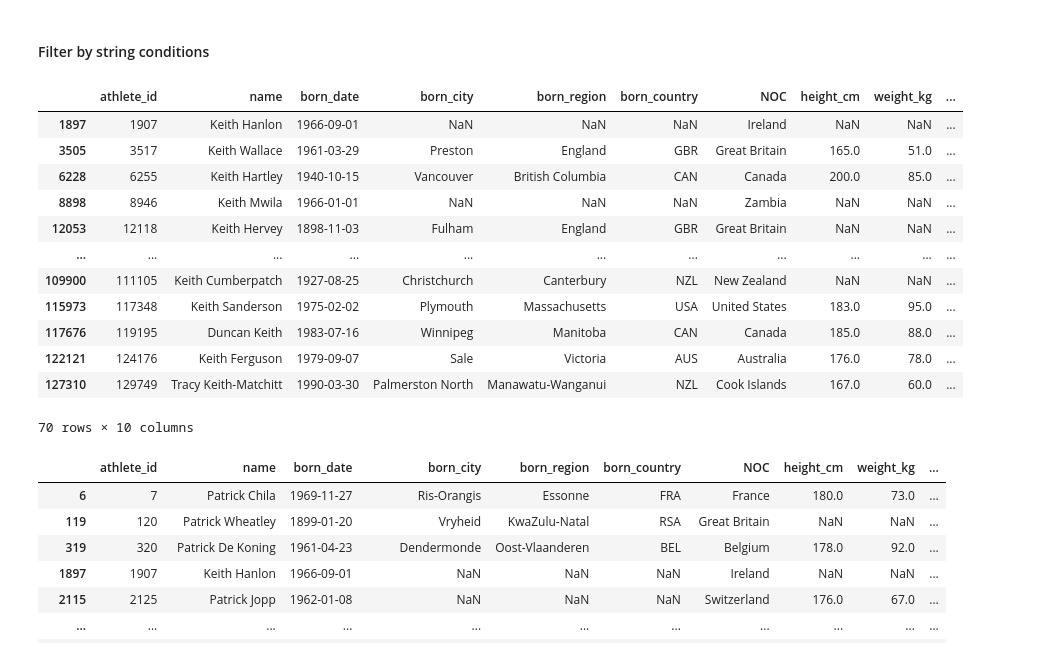
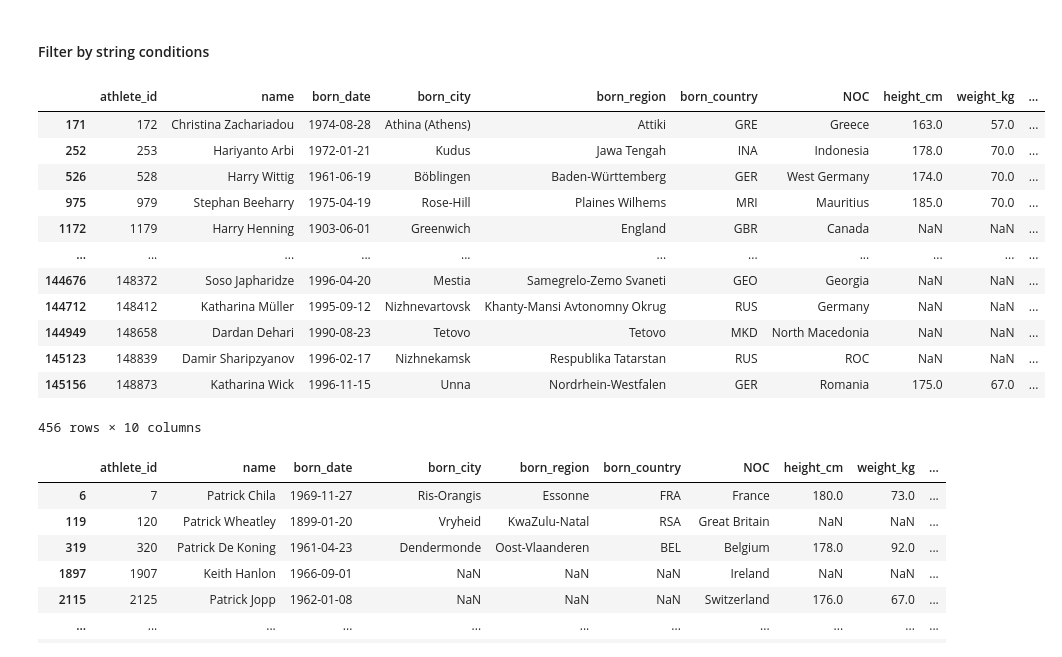
Before and after one commit to harilal766/complete-pandas-tutorial, a Jupyter notebook: tutorial.ipynb, the cells around one changed output. Saved outputs shown, nothing was run; the diff lists cells and outputs as text; code cells hidden in the pictures.

```diff
--- a/tutorial.ipynb
+++ b/tutorial.ipynb
@@ -438,21 +453,21 @@ bios[(bios['height_cm'] > 215) & (bios['born_country']=='USA')]
 # %% [markdown]
 #### Filter by string conditions
 # %%
-bios[bios['name'].str.contains("keith", case=False)]
+bios[bios['name'].str.contains(r"Harry|Hari",case=False)]
 # %% [output]
 |  | athlete_id | name | born_date | born_city | born_region | born_country | NOC | height_cm | weight_kg | ... |
-| 1897 | 1907 | Keith Hanlon | 1966-09-01 | NaN | NaN | NaN | Ireland | NaN | NaN | ... |
-| 3505 | 3517 | Keith Wallace | 1961-03-29 | Preston | England | GBR | Great Britain | 165.0 | 51.0 | ... |
-| 6228 | 6255 | Keith Hartley | 1940-10-15 | Vancouver | British Columbia | CAN | Canada | 200.0 | 85.0 | ... |
-| 8898 | 8946 | Keith Mwila | 1966-01-01 | NaN | NaN | NaN | Zambia | NaN | NaN | ... |
-| 12053 | 12118 | Keith Hervey | 1898-11-03 | Fulham | England | GBR | Great Britain | NaN | NaN | ... |
+| 171 | 172 | Christina Zachariadou | 1974-08-28 | Athina (Athens) | Attiki | GRE | Greece | 163.0 | 57.0 | ... |
+| 252 | 253 | Hariyanto Arbi | 1972-01-21 | Kudus | Jawa Tengah | INA | Indonesia | 178.0 | 70.0 | ... |
+| 526 | 528 | Harry Wittig | 1961-06-19 | Böblingen | Baden-Württemberg | GER | West Germany | 174.0 | 70.0 | ... |
+| 975 | 979 | Stephan Beeharry | 1975-04-19 | Rose-Hill | Plaines Wilhems | MRI | Mauritius | 185.0 | 70.0 | ... |
+| 1172 | 1179 | Harry Henning | 1903-06-01 | Greenwich | England | GBR | Canada | NaN | NaN | ... |
 | ... | ... | ... | ... | ... | ... | ... | ... | ... | ... | ... |
-| 109900 | 111105 | Keith Cumberpatch | 1927-08-25 | Christchurch | Canterbury | NZL | New Zealand | NaN | NaN | ... |
-| 115973 | 117348 | Keith Sanderson | 1975-02-02 | Plymouth | Massachusetts | USA | United States | 183.0 | 95.0 | ... |
-| 117676 | 119195 | Duncan Keith | 1983-07-16 | Winnipeg | Manitoba | CAN | Canada | 185.0 | 88.0 | ... |
-| 122121 | 124176 | Keith Ferguson | 1979-09-07 | Sale | Victoria | AUS | Australia | 176.0 | 78.0 | ... |
-| 127310 | 129749 | Tracy Keith-Matchitt | 1990-03-30 | Palmerston North | Manawatu-Wanganui | NZL | Cook Islands | 167.0 | 60.0 | ... |
+| 144676 | 148372 | Soso Japharidze | 1996-04-20 | Mestia | Samegrelo-Zemo Svaneti | GEO | Georgia | NaN | NaN | ... |
+| 144712 | 148412 | Katharina Müller | 1995-09-12 | Nizhnevartovsk | Khanty-Mansi Avtonomny Okrug | RUS | Germany | NaN | NaN | ... |
+| 144949 | 148658 | Dardan Dehari | 1990-08-23 | Tetovo | Tetovo | MKD | North Macedonia | NaN | NaN | ... |
+| 145123 | 148839 | Damir Sharipzyanov | 1996-02-17 | Nizhnekamsk | Respublika Tatarstan | RUS | ROC | NaN | NaN | ... |
+| 145156 | 148873 | Katharina Wick | 1996-11-15 | Unna | Nordrhein-Westfalen | GER | Romania | 175.0 | 67.0 | ... |
-70 rows × 10 columns
+456 rows × 10 columns
 # %%
 # Regex syntax
 bios[bios['name'].str.contains('keith|patrick', case=False)]
```
Also changed, not shown: parts of 8 cells of this notebook.
